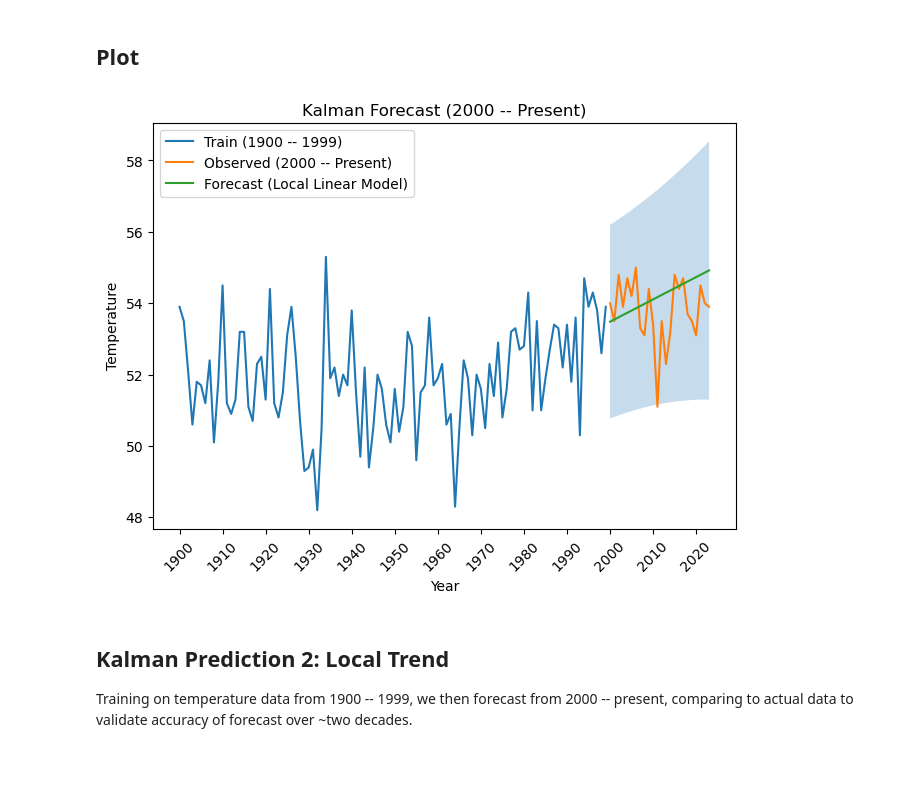
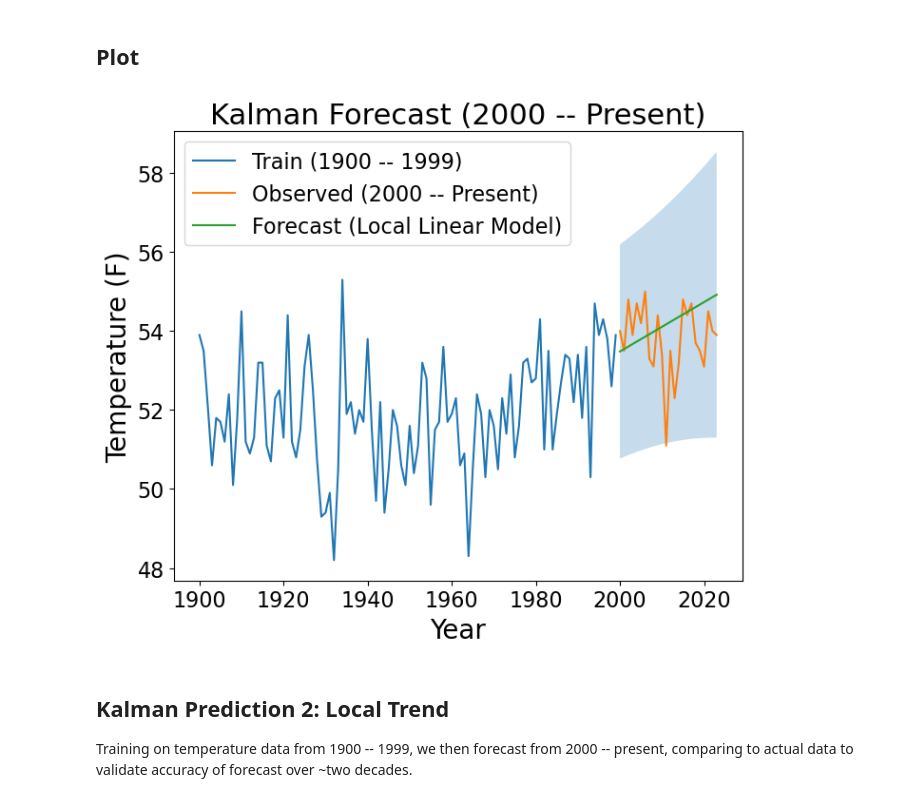
Before and after one commit to EthanPrimes/modeling_climate_change, a Jupyter notebook: Kalman_Filter_2.ipynb, the cells around one changed output. Drawn from its saved outputs; the diff is of its cells as text; code cells hidden in the pictures; blank space fills up the shorter version.

```diff
--- a/Kalman_Filter_2.ipynb
+++ b/Kalman_Filter_2.ipynb
@@ -181,24 +190,34 @@ MAE:  0.8552032737899568.
 # %% [markdown]
 ## Plot
 # %%
-plt.plot(train.index.year, train.values, label='Train (1900 -- 1999)')
-plt.plot(test.index.year, test.values, label='Observed (2000 -- Present)')
-plt.plot(prediction.index.year, prediction.values, label='Forecast (Local Linear Model)')
+fig, ax = plt.subplots(figsize=(7, 6))
 
-plt.fill_between(prediction.index.year, conf_int.iloc[:, 0], conf_int.iloc[:, 1], alpha=0.25)
+ax.plot(train.index.year, train.values, label='Train (1900 -- 1999)')
+ax.plot(test.index.year, test.values, label='Observed (2000 -- Present)')
+ax.plot(prediction.index.year, prediction.values, label='Forecast (Local Linear Model)')
 
-plt.title('Kalman Forecast (2000 -- Present)')
+ax.fill_between(
+    prediction.index.year,
+    conf_int.iloc[:, 0],
+    conf_int.iloc[:, 1],
+    alpha=0.25
+)
+
+ax.set_title('Kalman Forecast (2000 -- Present)', fontsize=22)
+ax.set_xlabel('Year', fontsize=20)
+ax.set_ylabel('Temperature (F)', fontsize=20)
+
+all_years = np.arange(train.index.year.min(), prediction.index.year.max() + 1, 20)
+ax.set_xticks(all_years)
+ax.tick_params(axis='both', labelsize=16)
+# plt.xticks(rotation=45)
+
+ax.legend(loc='upper left', fontsize=16)
+
 plt.tight_layout()
-plt.xlabel('Year')
-plt.ylabel('Temperature')
-
-all_years = np.arange(train.index.year.min(), prediction.index.year.max() + 1, 10)
-plt.xticks(all_years, rotation=45)
-plt.legend(loc='upper left')
-
 plt.show()
 # %% [output]
-[figure, old version]
+[figure, new version]
 # %% [markdown]
 ## Kalman Prediction 2:  Local Trend
 
```
Also changed, not shown: parts of 2 cells of this notebook, 1 other file.
